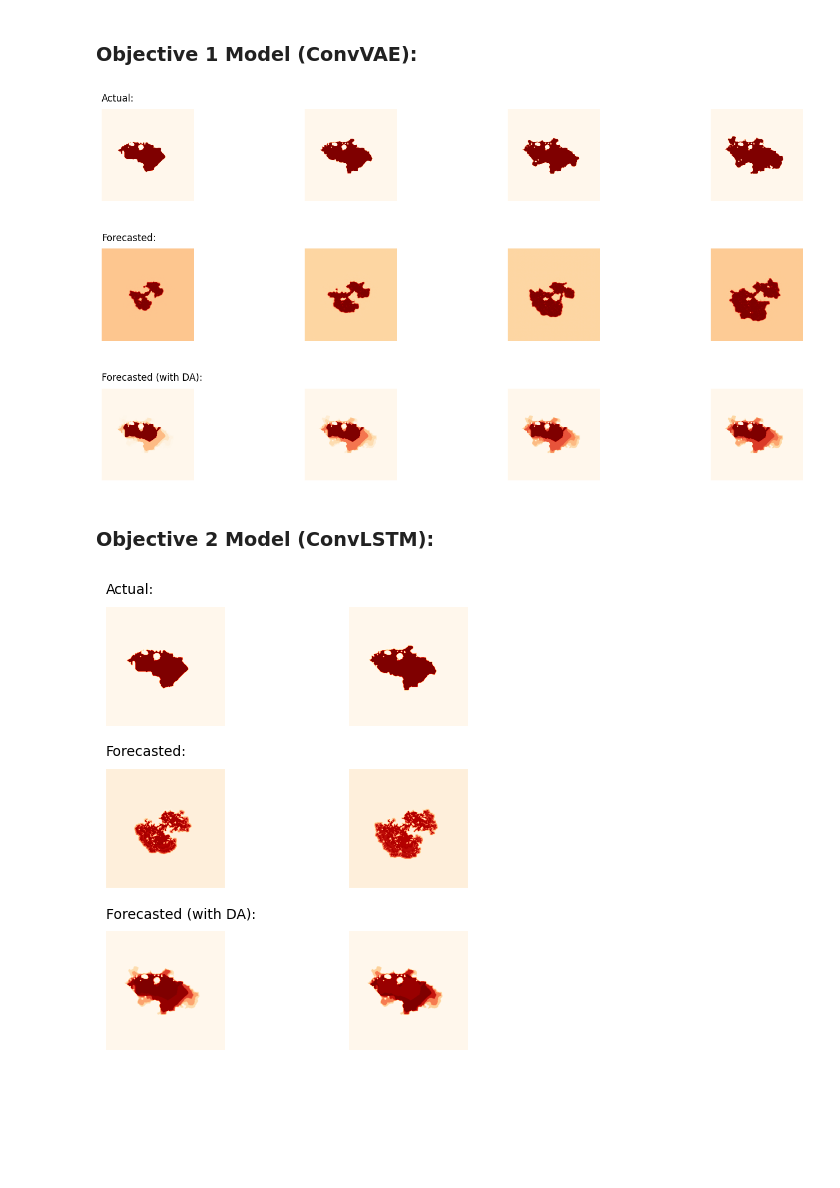
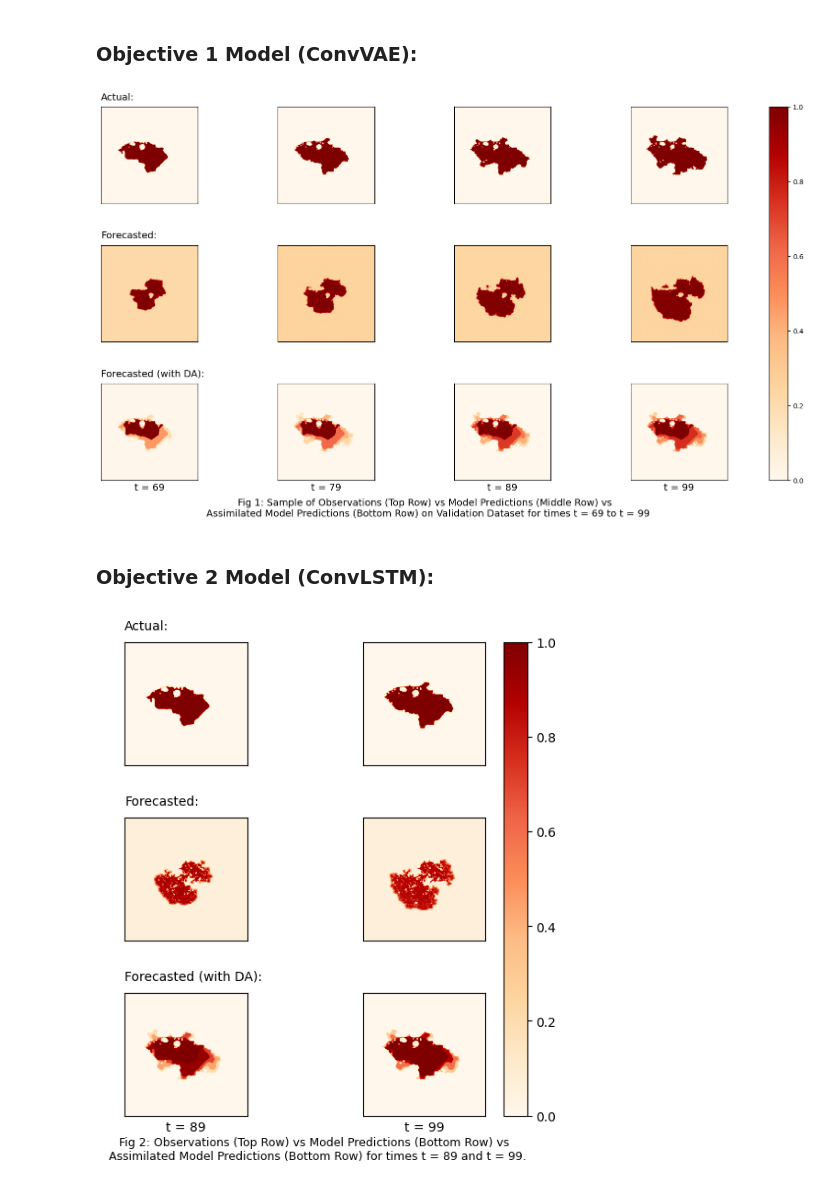
Before and after one commit to edsml-sm1122/ads-wildfire, a Jupyter notebook: wildfire/objective_3.ipynb, the cells around one changed output. Cells and saved outputs as stored; diff of their text form; code cells hidden in the pictures; blank space fills up the shorter version.

```diff
--- a/wildfire/objective_3.ipynb
+++ b/wildfire/objective_3.ipynb
@@ -135,38 +135,54 @@ CLSTM MSE (in physical space) after DA: 0.03314094431504475
 # %% [markdown]
 ### Objective 1 Model (ConvVAE):
 # %%
-fig, ax = plt.subplots(3, 4, figsize=[15, 8])
+fig, ax = plt.subplots(3, 4, figsize=[18.5, 9])
 fig.tight_layout(pad=4)
 cvae_assimilated_preds = np.reshape(cvae_assimilated_preds, (cvae_assimilated_preds.shape[0], obs_dataset.shape[1], obs_dataset.shape[2]))
 for n in range(len(cvae_background_dataset)-1):
     ax[0, n].imshow(obs_dataset[n+1], cmap='OrRd')
-    ax[0, n].axis('off')
+    ax[0, n].set_xticks([])
+    ax[0, n].set_yticks([])
     ax[1, n].imshow(cvae_preds[n], cmap='OrRd')
-    ax[1, n].axis('off')
-    ax[2, n].imshow(cvae_assimilated_preds[n], cmap='OrRd')
-    ax[2, n].axis('off')
+    ax[1, n].set_xticks([])
+    ax[1, n].set_yticks([])
+    im = ax[2, n].imshow(cvae_assimilated_preds[n], cmap='OrRd')
+    ax[2, n].set_xlabel(f't = {n*10+69}', fontsize=14)
+    ax[2, n].set_xticks([])
+    ax[2, n].set_yticks([])
     if n==0:
-        ax[0,n].set_title('Actual:', fontsize=12, pad=10, loc='left')
-        ax[1,n].set_title('Forecasted:', fontsize=12, pad=10, loc='left')
-        ax[2,n].set_title('Forecasted (with DA):', fontsize=12, pad=10, loc='left')
+        ax[0,n].set_title('Actual:', fontsize=14, pad=10, loc='left')
+        ax[1,n].set_title('Forecasted:', fontsize=14, pad=10, loc='left')
+        ax[2,n].set_title('Forecasted (with DA):', fontsize=14, pad=10, loc='left')
+cbar = fig.colorbar(im, ax=ax.ravel().tolist());
+cbar.mappable.set_clim(vmin=0,vmax=1)
+txt="Fig 1: Sample of Observations (Top Row) vs Model Predictions (Middle Row) vs \n Assimilated Model Predictions (Bottom Row) on Validation Dataset for times t = 69 to t = 99"
+plt.figtext(0.45, 0.01, txt, wrap=True, horizontalalignment='center', fontsize=14);
 # %% [output]
-[figure, old version]
+[figure, new version]
 # %% [markdown]
 ### Objective 2 Model (ConvLSTM):
 # %%
-fig, ax = plt.subplots(3, 2, figsize=[5, 5])
-fig.tight_layout(pad=1)
+fig, ax = plt.subplots(3, 2, figsize=[6, 6])
+fig.tight_layout(pad=2)
 clstm_assimilated_preds = np.reshape(clstm_assimilated_preds, (clstm_assimilated_preds.shape[0], obs_dataset.shape[1], obs_dataset.shape[2]))
 for n in range(len(clstm_background_dataset)):
     ax[0, n].imshow(obs_dataset[n+1], cmap='OrRd')
-    ax[0, n].axis('off')
+    ax[0, n].set_xticks([])
+    ax[0, n].set_yticks([])
     ax[1, n].imshow(clstm_preds[n], cmap='OrRd')
-    ax[1, n].axis('off')
-    ax[2, n].imshow(clstm_assimilated_preds[n], cmap='OrRd')
-    ax[2, n].axis('off')
+    ax[1, n].set_xticks([])
+    ax[1, n].set_yticks([])
+    im = ax[2, n].imshow(clstm_assimilated_preds[n], cmap='OrRd')
+    ax[2, n].set_xlabel(f't = {n*10+89}', fontsize=10)
+    ax[2, n].set_xticks([])
+    ax[2, n].set_yticks([])
     if n==0:
         ax[0,n].set_title('Actual:', fontsize=10, pad=10, loc='left')
         ax[1,n].set_title('Forecasted:', fontsize=10, pad=10, loc='left')
         ax[2,n].set_title('Forecasted (with DA):', fontsize=10, pad=10, loc='left')
+cbar = fig.colorbar(im, ax=ax.ravel().tolist(), fraction=0.054, pad=0.04)
+cbar.mappable.set_clim(vmin=0, vmax=1)
+txt="Fig 2: Observations (Top Row) vs Model Predictions (Bottom Row) vs \n Assimilated Model Predictions (Bottom Row) for times t = 89 and t = 99."
+plt.figtext(0.55, 0.01, txt, wrap=True, horizontalalignment='center', fontsize=9);
 # %% [output]
-[figure, old version]
+[figure, new version]
```
Also changed, not shown: parts of 2 cells of this notebook, 3 other files.
